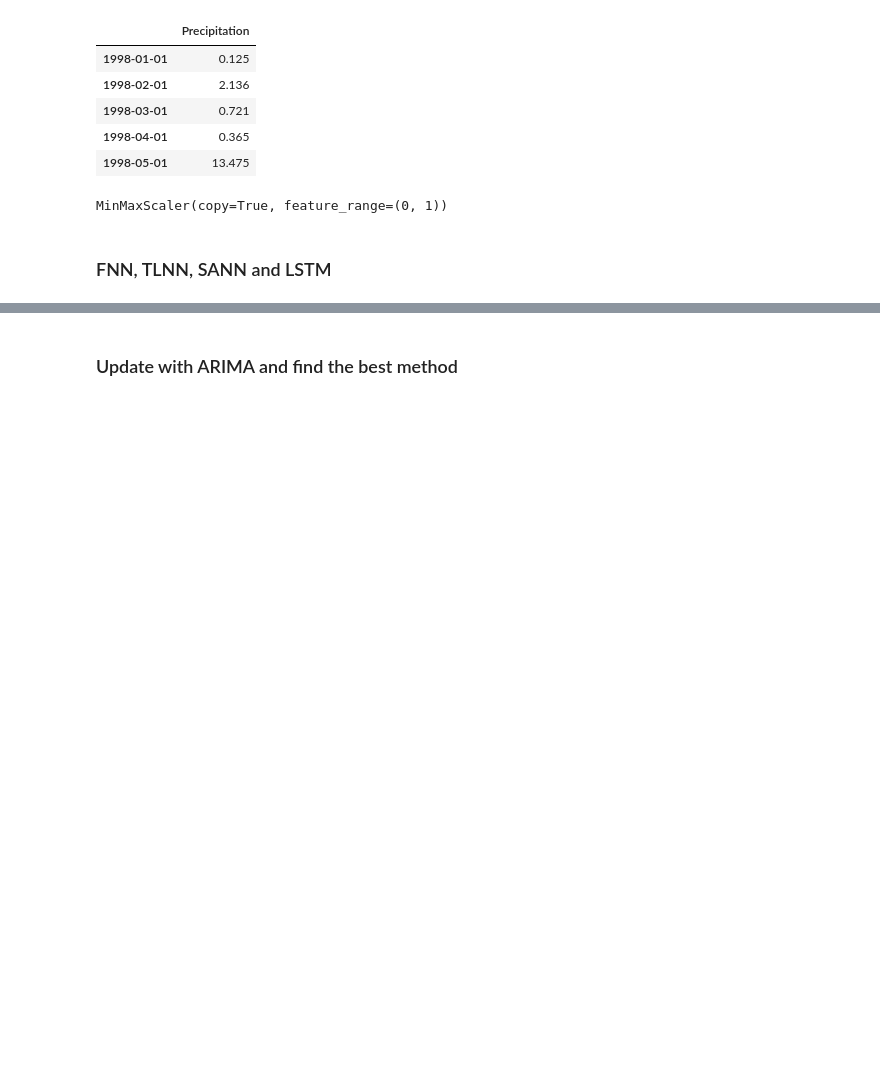
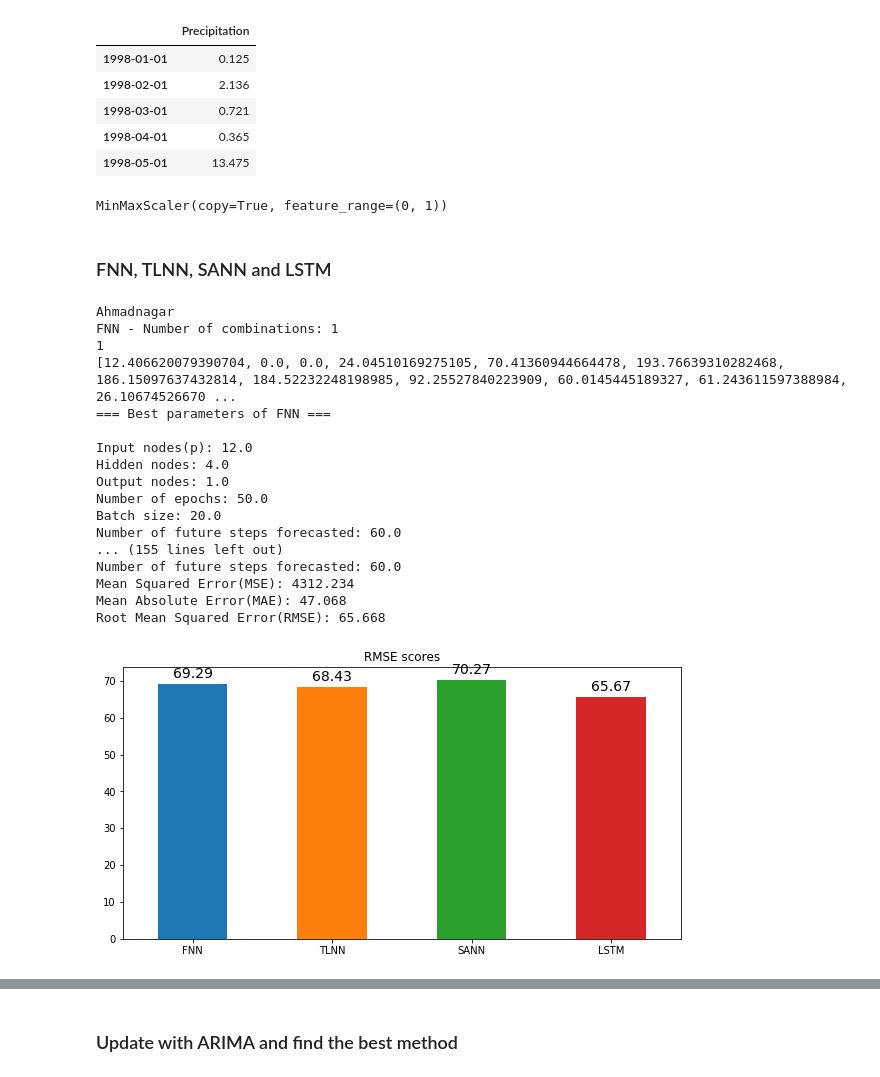
Before and after one commit to Abhishekmamidi123/Time-Series-Forecasting, a Jupyter notebook: Maharashtra/Maharashtra_Analysis.ipynb, the cells around one changed output, grey strips where cells are left out. Saved outputs shown, nothing was run; the diff lists cells and outputs as text; code cells hidden in the pictures; blank space fills up the shorter version.

Commit message:
Few changes to make better plots

```diff
--- a/Maharashtra/Maharashtra_Analysis.ipynb
+++ b/Maharashtra/Maharashtra_Analysis.ipynb
@@ -523,41 +528,60 @@ if not os.path.exists(STORAGE_FOLDER):
     os.makedirs(STORAGE_FOLDER)
 
 parameters_FNN = [[3,6,8,10,12], [4,5,6], [1], [300], [20], [future_steps]]
-#parameters_FNN = [[12], [4], [1], [50], [20], [future_steps]]
+parameters_FNN = [[12], [4], [1], [50], [20], [future_steps]]
 
 # time_lagged_points, hidden_nodes, output_nodes, epochs, batch_size, future_steps
 parameters_TLNN = [[[1,2,3,11,12], [1,2,3,4,11,12], [1,2,3,4,5,6,10,11,12]], [3,4,5,6], [1], [300], [20], [future_steps]]
-#parameters_TLNN = [[[1,2,3,4,5,6,10,11,12]], [4], [1], [30], [20], [future_steps]]
+parameters_TLNN = [[[1,2,3,4,5,6,10,11,12]], [4], [1], [30], [20], [future_steps]]
 
 # seasonal_period, hidden_nodes, epochs, batch_size, future_steps
 parameters_SANN = [[12], [3,4,5,6], [300], [20], [future_steps]]
-#parameters_SANN = [[12], [3], [50], [20], [future_steps]]
+parameters_SANN = [[12], [3], [50], [20], [future_steps]]
 
 # look_back, hidden_nodes, output_nodes, epochs, batch_size, future_steps
 parameters_LSTM = [[6,8,10,11,12], [4,5,6], [1], [300], [20], [future_steps]]
-#parameters_LSTM = [[12], [4], [1], [30], [20], [future_steps]]
+parameters_LSTM = [[12], [4], [1], [30], [20], [future_steps]]
 # %%
-for district in districts:
+for district in districts[:2]:
     print(district)
 
     rainfall_data = pd.DataFrame({'Precipitation': maharashtra_data[district][:-60]})
     rainfall_data.index = dates[:-60]
 
     test_rainfall_data = pd.DataFrame({'Precipitation': maharashtra_data[district][-60:]})
     test_rainfall_data.index = dates[-60:]
 
     scaler = MinMaxScaler(feature_range=(0, 1))
     scaler.fit(rainfall_data)
 
     output_folder = STORAGE_FOLDER + district + '/'
     if not os.path.exists(output_folder):
         os.makedirs(output_folder)
 
     ANN = reload(ANN)
-    RMSE_info = ANN.compare_ANN_methods(rainfall_data, test_rainfall_data, scaler,
+    RMSE_info, MAE_info, R_info = ANN.compare_ANN_methods(rainfall_data, test_rainfall_data, scaler,
                     parameters_FNN, parameters_TLNN, parameters_SANN, parameters_LSTM, future_steps, output_folder)
 
     ANN = reload(ANN)
-    ANN.save_RMSE_info(output_folder, RMSE_info)
+    ANN.save_RMSE_info(output_folder, RMSE_info, MAE_info, R_info)
+# %% [output]
+Ahmadnagar
+FNN - Number of combinations: 1
+1
+[12.406620079390704, 0.0, 0.0, 24.04510169275105, 70.41360944664478, 193.76639310282468, 186.15097637432814, 184.52232248198985, 92.25527840223909, 60.0145445189327, 61.243611597388984, 26.10674526670 ...
+=== Best parameters of FNN ===
+
+Input nodes(p): 12.0
+Hidden nodes: 4.0
+Output nodes: 1.0
+Number of epochs: 50.0
+Batch size: 20.0
+Number of future steps forecasted: 60.0
+... (155 lines left out)
+Number of future steps forecasted: 60.0
+Mean Squared Error(MSE): 4312.234
+Mean Absolute Error(MAE): 47.068
+Root Mean Squared Error(RMSE): 65.668
+[figure, added]
 # %%
 districts
```
Also changed, not shown: parts of 9 cells of this notebook.
